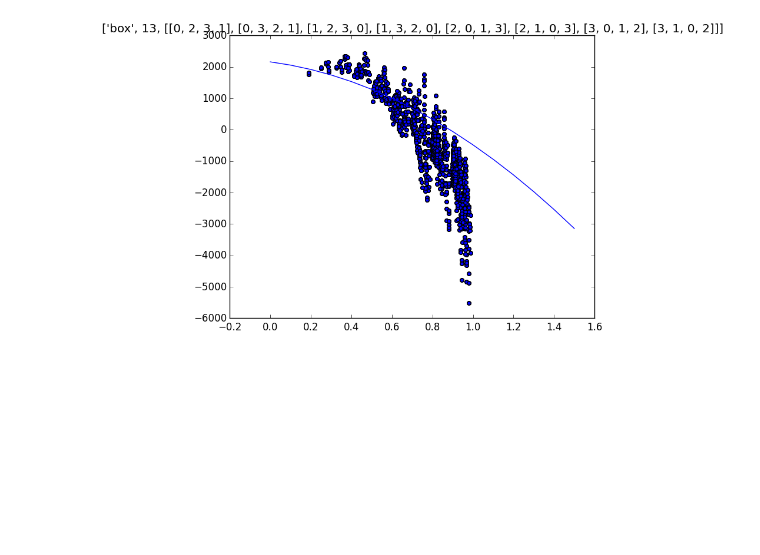
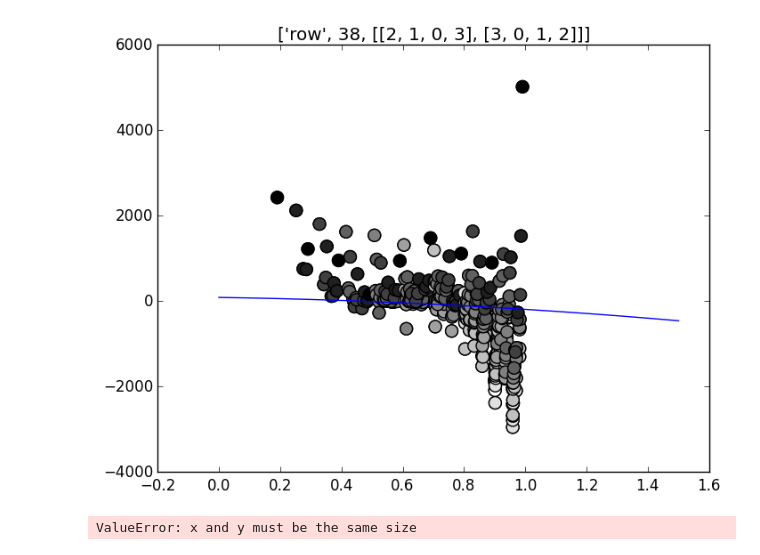
Before and after one commit to jonghyuk65/2048-ai, a Jupyter notebook: analyse_weights.ipynb, the cells around one changed output. Cells and saved outputs as stored; diff of their text form; code cells hidden in the pictures; blank space fills up the shorter version.

Commit message:
add diff in graph

```diff
--- a/analyse_weights.ipynb
+++ b/analyse_weights.ipynb
@@ -98,39 +98,47 @@ def mean_x(row):
     row_mean = np.mean([2**r for r in row]) # 0 as 1 for simplicity
     return np.log2(row_mean) / 10.
 
+def meandiff_x(row):
+    row_mean = np.mean([2**r for r in row]) # 0 as 1 for simplicity
+    return np.log2(row_mean) / 10., (max(row)-min(row))
+
 def sum_x(row):
     row_sum = np.sum([(2**r if r>0 else 0) for r in row])
     return row_sum
 
 def row2idx(row):
     rank = row2rank(row)
-    x = mean_x(row)
-    return (rank2idx_row[rank[0]*4*4*4 + rank[1]*4*4 + rank[2]*4 + rank[3]], x)
+    x, d = meandiff_x(row)
+    return (rank2idx_row[rank[0]*4*4*4 + rank[1]*4*4 + rank[2]*4 + rank[3]], x, d)
 
 def box2idx(row):
     rank = row2rank(row)
-    x = mean_x(row)
-    return (rank2idx_box[rank[0]*4*4*4 + rank[1]*4*4 + rank[2]*4 + rank[3]], x)
+    x, d = meandiff_x(row)
+    return (rank2idx_box[rank[0]*4*4*4 + rank[1]*4*4 + rank[2]*4 + rank[3]], x, d)
 
 maxv = 12
 v = [0, 0, 0, 0]
 rows_x = [[] for i in range(39)]
 rows_y = [[] for i in range(39)]
+rows_c = [[] for i in range(39)]
 boxs_x = [[] for i in range(14)]
 boxs_y = [[] for i in range(14)]
+boxs_c = [[] for i in range(14)]
 while True:
     # row
     original_idx = original_row2idx(v)
     y = v1[original_idx]
-    idx, x = row2idx(v)
+    idx, x, d = row2idx(v)
     rows_x[idx].append(x)
     rows_y[idx].append(y)
+    rows_c[idx].append(d*10./maxv)
 
     original_idx = original_box2idx(v)
     y = v2[original_idx]
-    idx, x = box2idx(v)
-    boxs_x[idx].append(x)
+    idx, x, d = box2idx(v)
+    boxs_x[idx].append((x,d))
     boxs_y[idx].append(y)
+    boxs_c[idx].append(d*10./maxv)
 
     i = 3
     while i >= 0:
@@ -145,32 +153,35 @@ while True:
 # %%
 from IPython import display
 
 for idx in range(39):
     plt.clf()
     plt.title(['row',idx,row_eqv[idx]])
-    plt.scatter(rows_x[idx], rows_y[idx])
+    plt.scatter(rows_x[idx], rows_y[idx], 100, rows_c[idx])
 
     a, b, c = vlq1[idx]
     x = np.arange(0, 1.6, 0.1);
     y = a*x*x + b*x + c
     plt.plot(x, y)
+    plt.gray()
 
     display.clear_output(wait=True)
     display.display(plt.gcf())
     time.sleep(1.0)
 
 for idx in range(14):
     plt.clf()
     plt.title(['box',idx,box_eqv[idx]])
-    plt.scatter(boxs_x[idx], boxs_y[idx])
+    plt.scatter(boxs_x[idx], boxs_y[idx], 100, boxs_c[idx])
 
     a, b, c = vlq2[idx]
     x = np.arange(0, 1.6, 0.1);
     y = a*x*x + b*x + c
     plt.plot(x, y)
+    plt.gray()
 
     display.clear_output(wait=True)
     display.display(plt.gcf())
     time.sleep(1.0)
 # %% [output]
-[figure, old version]
+[figure, new version]
+ValueError: x and y must be the same size
```
